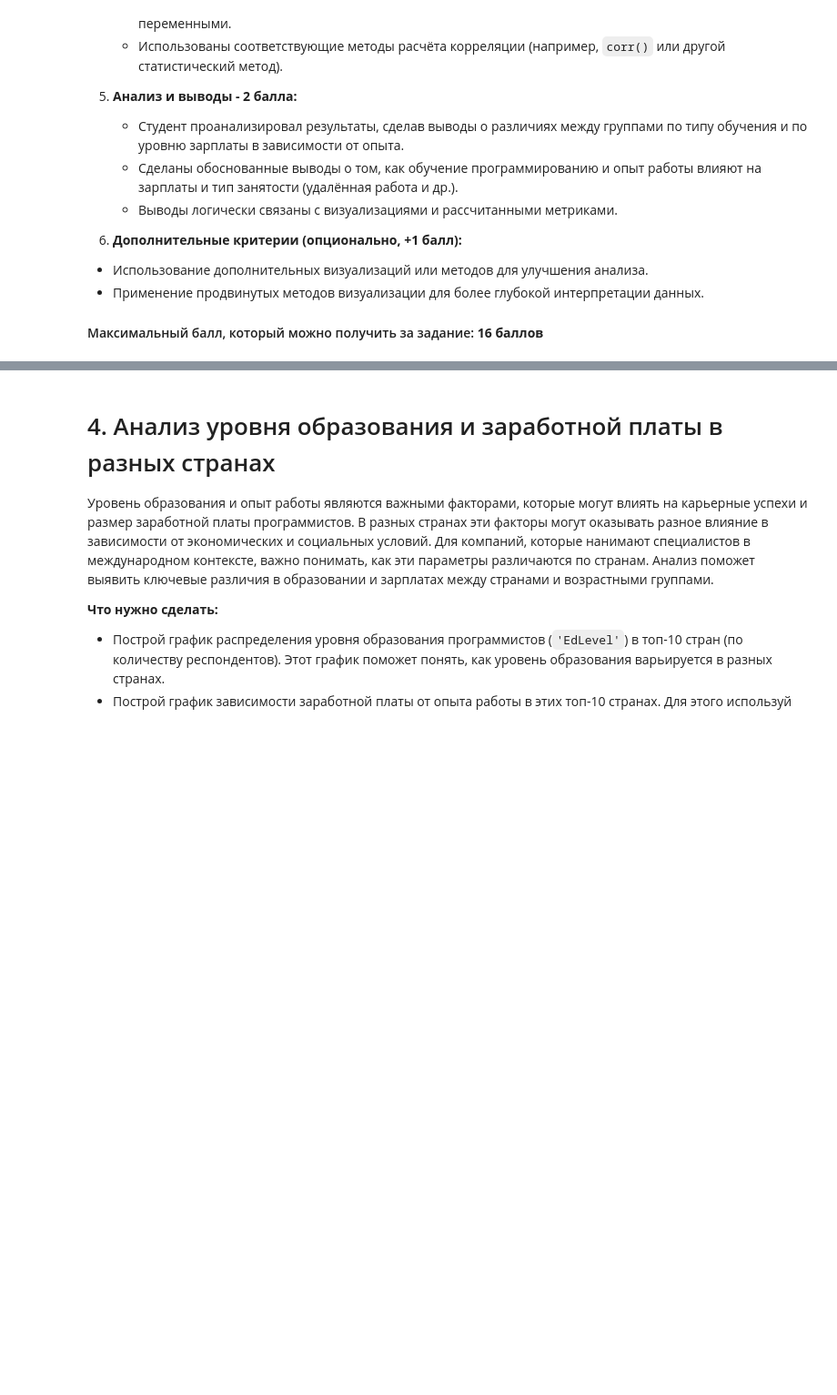
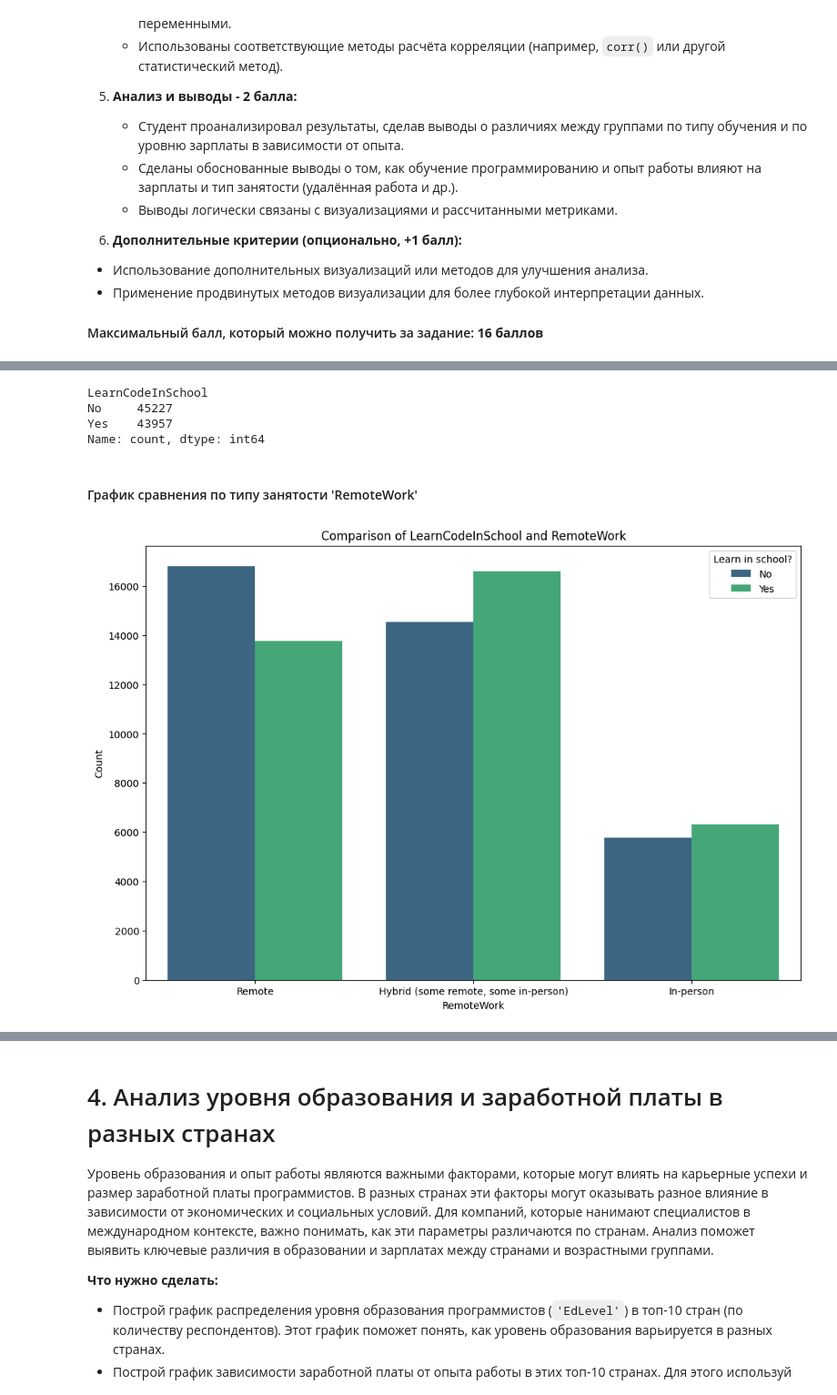
Before and after one commit to stakancheck/cu-colab-statistic, a Jupyter notebook: python-black/extern_case_01/extern_case_01_Sukhanov_Artem.ipynb, the cells around one changed output, grey strips where cells are left out. Shown at 91% size. Drawn from its saved outputs; the diff is of its cells as text; code cells hidden in the pictures; blank space fills up the shorter version.

```diff
--- a/python-black/extern_case_01/extern_case_01_Sukhanov_Artem.ipynb
+++ b/python-black/extern_case_01/extern_case_01_Sukhanov_Artem.ipynb
@@ -392,0 +538,39 @@ Text(0, 0.5, 'ConvertedCompYearly')
+# %%
+# Show values with float types in 'LearnCode'
+df[df['LearnCode'].apply(lambda x: isinstance(x, float))]['LearnCode']
+
+# Normalize type
+df['LearnCode'] = df['LearnCode'].astype(str)
+# %%
+# Create a new variable 'LearnCodeInSchool' based on 'LearnCode'
+
+def learn_code_in_school(row):
+    if row is not None:
+        if 'School (i.e., University, College, etc)' in row:
+            return 'Yes'
+        return 'No'
+    return 'No'
+
+
+df['LearnCodeInSchool'] = df['LearnCode'].apply(learn_code_in_school)
+
+df['LearnCodeInSchool'].value_counts()
+# %% [output]
+LearnCodeInSchool
+No     45227
+Yes    43957
+Name: count, dtype: int64
+# %% [markdown]
+#### График сравнения по типу занятости 'RemoteWork'
+# %%
+# Plot the comparison of 'LearnCodeInSchool' and 'RemoteWork'
+
+plt.figure(figsize=(12, 8))
+sns.countplot(data=df, x='RemoteWork', hue='LearnCodeInSchool', palette='viridis')
+plt.title('Comparison of LearnCodeInSchool and RemoteWork')
+# plt.xlabel('RemoteWork')
+plt.ylabel('Count')
+plt.legend(title='Learn in school?')
+plt.show()
+# %% [output]
+[figure, added]
```
Also changed, not shown: parts of 51 cells of this notebook, 2 other files.
